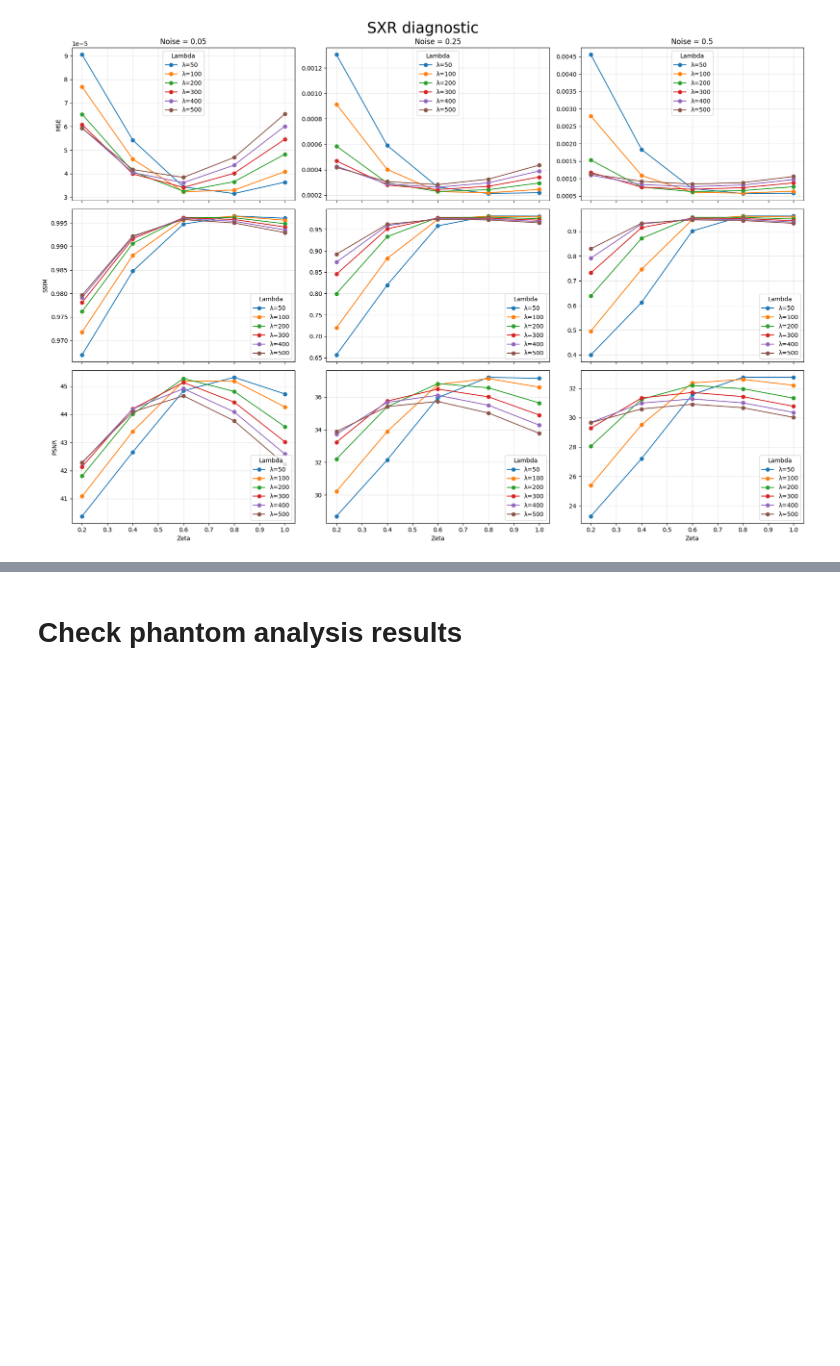
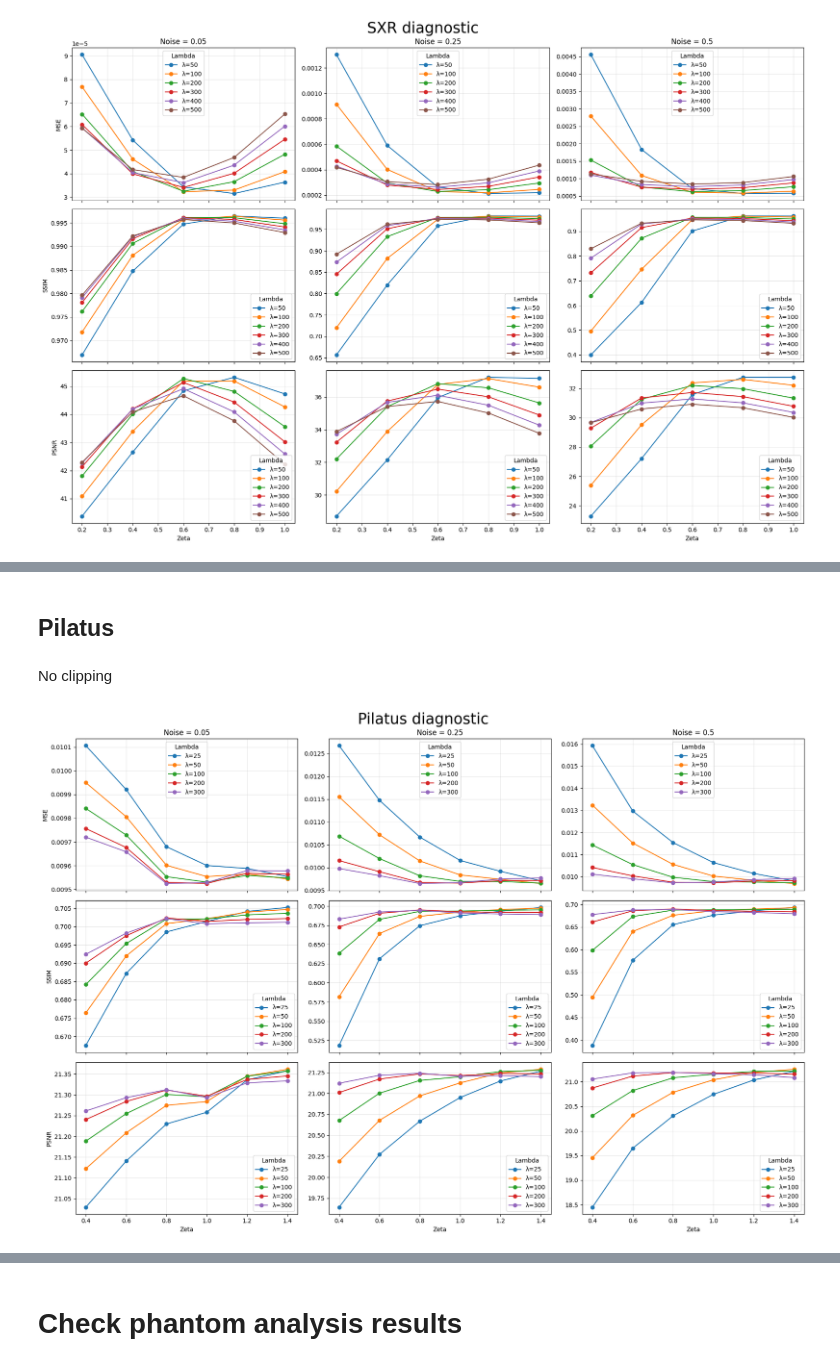
Before and after one commit to HaouchatY/diffusion_tomography, a Jupyter notebook: diffusion_hyperparam_tuning.ipynb, the cells around one changed output, grey strips where cells are left out. Saved outputs shown, nothing was run; the diff lists cells and outputs as text; code cells hidden in the pictures; blank space fills up the shorter version.

```diff
--- a/diffusion_hyperparam_tuning.ipynb
+++ b/diffusion_hyperparam_tuning.ipynb
@@ -203,0 +172,69 @@ df_avg[df_avg["noise"] == 1.0]
+# %% [markdown]
+## Pilatus
+# %% [markdown]
+No clipping
+# %%
+# check hyperparameter tuning results
+
+noise_levels = [0.05, 0.25, 0.5] #[0.1, 0.5, 1.0]
+lambda_values  = [25, 50, 100, 200, 300]
+zeta_values = [0.4, 0.6, 0.8, 1.0, 1.2, 1.4]
+
+results = []
+for noise in noise_levels:
+    for zeta in zeta_values:
+        for lambda_ in lambda_values:
+            csv_name = f"metrics_csv/metrics_diffusion_pilatus_{noise}_zeta{zeta}_lambda{lambda_}_clipFalse.csv"
+            if os.path.exists(csv_name):
+                df = pd.read_csv(csv_name)
+                df["noise"] = noise
+                df["zeta"] = zeta
+                df["lambda"] = lambda_
+                results.append(df)
+            else:
+                print(f"File {csv_name} not found.")
+# %%
+metrics = ["mse", "ssim", "psnr"]
+metric_labels = {"mse": "MSE", "ssim": "SSIM", "psnr": "PSNR"}
+
+df_all = pd.concat(results, ignore_index=True)
+df_avg = df_all.groupby(["noise", "zeta", "lambda"], as_index=False)[metrics].mean()
+
+fig, ax = plt.subplots(3, 3, figsize=(18, 12), sharex=True)
+
+for r, metric in enumerate(metrics):
+    for c, noise in enumerate(noise_levels):
+        a = ax[r, c]
+        df_noise = df_avg[df_avg["noise"] == noise]
+
+        for lambda_ in lambda_values:
+            #if noise>0.05 or lambda_>100:
+            df_curve = df_noise[df_noise["lambda"] == lambda_].sort_values("zeta")
+            a.plot(df_curve["zeta"], df_curve[metric], marker="o", label=f"λ={lambda_}")
+            # else:
+            #     a.plot([], [], marker="o", label=f"λ={lambda_}")
+
+
+        if r == 0:
+            a.set_title(f"Noise = {noise}")
+        if c == 0:
+            a.set_ylabel(metric_labels[metric])
+        if r == 2:
+            a.set_xlabel("Zeta")
+
+        a.grid(alpha=0.3)
+
+# keep legends only on the rightmost column to reduce clutter
+for r in range(3):
+    for i in range(3):
+        if r==0:
+            ax[r, i].legend(title="Lambda", loc="upper center")
+        else:
+            ax[r, i].legend(title="Lambda", loc="lower right")
+
+plt.tight_layout()
+plt.suptitle("Pilatus diagnostic", y=1.02, fontsize=25)
+plt.savefig("pilatus_noclip_hyperparameter_tuning_results.png", dpi=300)
+plt.show()
+# %% [output]
+[figure, added]
```
Also changed, not shown: parts of 23 cells of this notebook, 2 other files.
